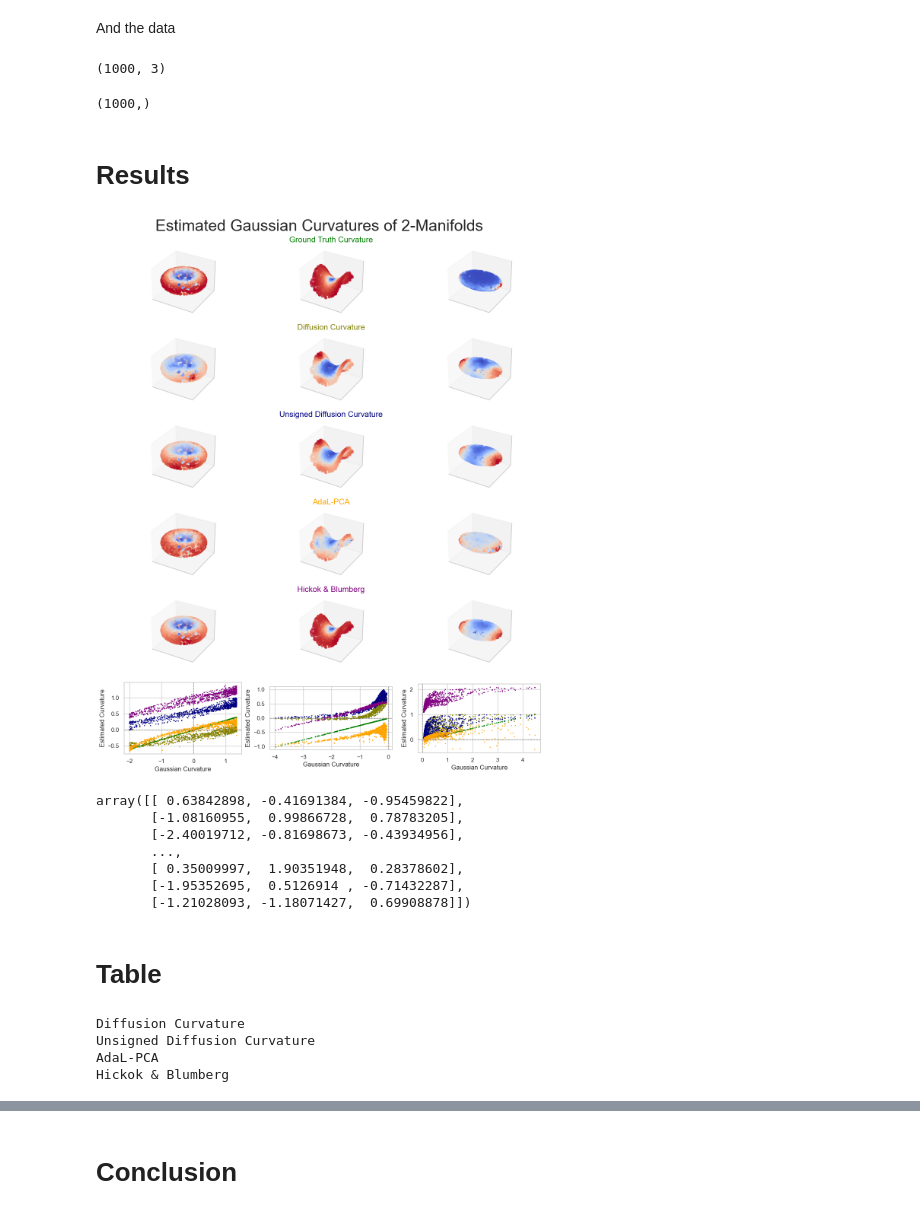
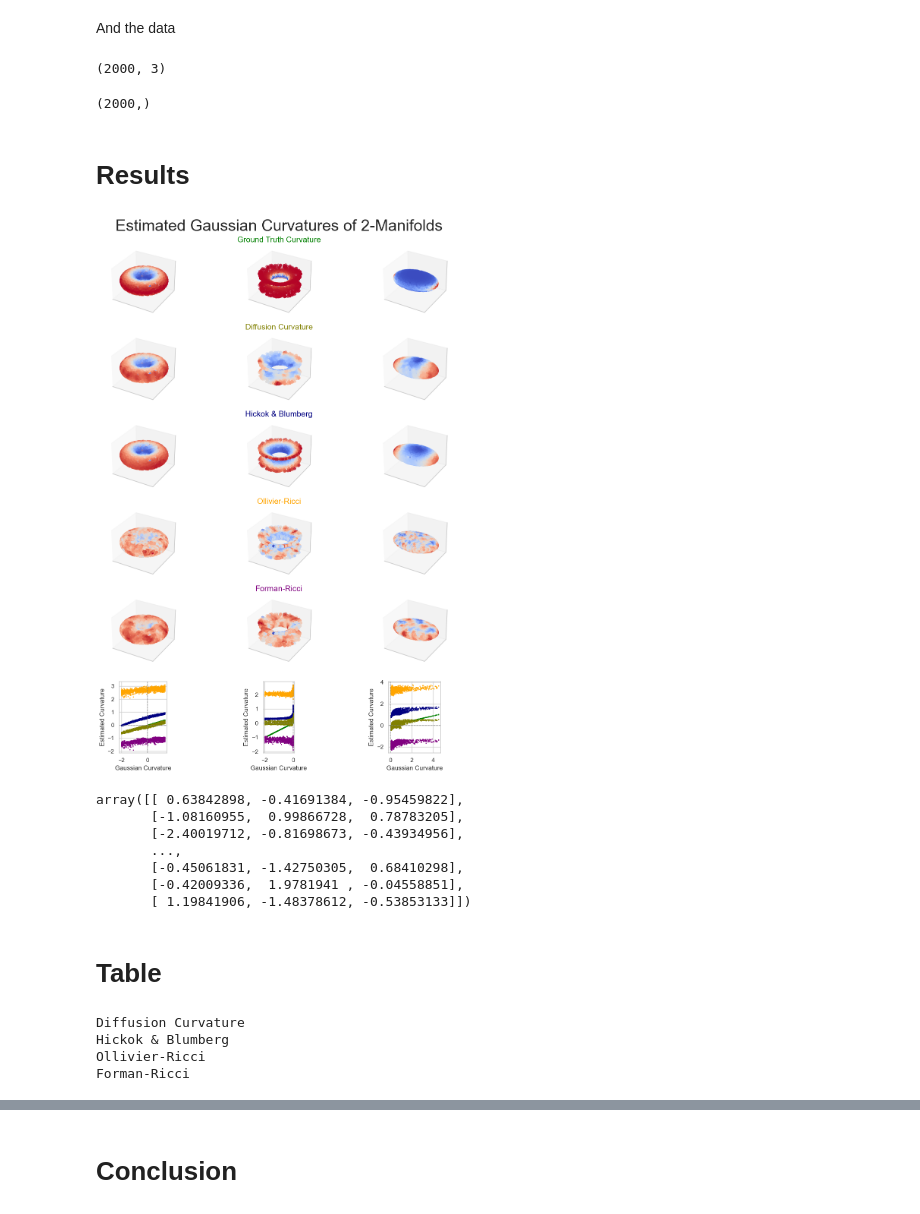
Before and after one commit to professorwug/diffusion-curvature, a Jupyter notebook: nbs/2-Toy-Manifolds-Benchmark.ipynb, the cells around one changed output, grey strips where cells are left out. Drawn from its saved outputs; the diff is of its cells as text; code cells hidden in the pictures.

Commit message:
Updated toy dataset comparisons
Signed-off-by: Professor Wug <dev@riddle.press>

```diff
--- a/nbs/2-Toy-Manifolds-Benchmark.ipynb
+++ b/nbs/2-Toy-Manifolds-Benchmark.ipynb
@@ -64,24 +64,26 @@ The comparison consists of two parts:
 Load up the results:
 # %%
 curvatures = {
-    'Ground Truth Curvature' : np.load("../results/toy_datasets_ground_truth_curvatures_1000.npz"),
+    'Ground Truth Curvature' : np.load("../results/toy_datasets_ground_truth_curvatures_2000.npz"),
     'Diffusion Curvature' : np.load("../results/toy_dataset_diffusion_curvature.npz"),
-    'Unsigned Diffusion Curvature' : np.load("../results/toy_dataset_neurips_laziness_no_comparison.npz"),
+    # 'Unsigned Diffusion Curvature' : np.load("../results/toy_dataset_neurips_laziness_no_comparison.npz"),
     # 'AdaL-PCA' : np.load("../results/toy_dataset_toy_datasets_principal_curvature_heuristic.npz"),
-    'AdaL-PCA' : np.load("../results/toy_dataset_toy_datasets_principal_curvature_heuristic_filtered.npz"), # outlier points filtered out
+    # 'AdaL-PCA' : np.load("../results/toy_dataset_toy_datasets_principal_curvature_heuristic_filtered.npz"), # outlier points filtered out
     # 'AdaL-PCA' : np.load("../results/toy_dataset_toy_datasets_principal_curvature_no_heuristic_08_15.npz"),
     'Hickok & Blumberg' : np.load("../results/toy_dataset_toy_datasets_hickock_curvature_r3.14.npz"),
+    'Ollivier-Ricci' : np.load("../results/toy_dataset_toy_datasets_ollivier_curvature_a0.5.npz"),
+    'Forman-Ricci' : np.load("../results/toy_dataset_toy_datasets_forman_curvature.npz"),
 }
 scaled_curvatures = dict(curvatures)
 # %% [markdown]
 And the data
 # %%
-Xs = np.load("../results/toy_data_saved_1000.npz")
-Ks = np.load("../results/toy_datasets_ground_truth_curvatures_1000.npz")
+Xs = np.load("../results/toy_data_saved_2000.npz")
+Ks = np.load("../results/toy_datasets_ground_truth_curvatures_2000.npz")
 # %%
 Xs['Ellipsoid'].shape
 # %% [output]
-(1000, 3)
+(2000, 3)
 # %%
 # # Establish Datasets
 # n_points = 2000
@@ -102,9 +104,9 @@ Xs['Ellipsoid'].shape
 #     Xs[f'Ellipsoid noise = {noise_scale}'], Ks[f'Ellipsoid noise = {noise_scale}'] = ellipsoid(n_points, seed=19323, noise = noise_scale)
 #     Xs[f'hyperboloid noise = {noise_scale}'], Ks[f'hyperboloid noise = {noise_scale}'] = hyperboloid(n_points, seed=19323, noise = noise_scale)
 # %%
-curvatures['Hickok & Blumberg']['Torus'].shape
+curvatures['Diffusion Curvature']['Torus'].shape
 # %% [output]
-(1000,)
+(2000,)
 # %% [markdown]
 # Results
 # %%
@@ -120,7 +122,7 @@ import numpy as np
 
 # Assuming Xs, labels, ground_truth_labels, and key_names are defined
 # For example:
-key_names = ['Torus', 'Saddle', 'Ellipsoid']
+key_names = ['Torus', 'Hyperboloid', 'Ellipsoid']
 labels = curvatures
 ground_truth_labels = Ks
 
@@ -157,34 +159,34 @@ for i, key in enumerate(key_names):
         scaled_labels = scaled_labels / (max(scaled_labels) - min(scaled_labels))
         scatter3d = axs[j, i].scatter(Xs[key][:, 0], Xs[key][:, 1], Xs[key][:, 2], c=scaled_labels, cmap = 'coolwarm')
         if i == 1:
             axs[j, i].set_title(f'{method_name}',fontsize=15, c = method_colors[j])
 
     # Scatter plot for the second row, colored by labels
     # axs[j+1, i].remove()
     # axs[j+1, i] = fig.add_subplot(fig_shape[0], fig_shape[1], i+4)
     for k, method_name in enumerate(ordered_keys):
         # min max scaling
         scaled_labels = labels[method_name][key]
         scaled_labels = scaled_labels / (max(scaled_labels) - min(scaled_labels))
         scatter2d = axs[j+1, i].scatter(ground_truth_labels[key], scaled_labels, c = method_colors[k], s = 1)
         axs[j+1,i].set_aspect('equal')
     # axs[1, i].set_title(f'')
     axs[j+1, i].set_xlabel('Gaussian Curvature')
     axs[j+1, i].set_ylabel('Estimated Curvature')
 
 
     # Highlight the origin lines in 2D scatter plots
     axs[j+1, i].axhline(0, color='gray', linewidth=1, linestyle='--')
     axs[j+1, i].axvline(0, color='gray', linewidth=1, linestyle='--')
 
     # # Add colorbar for each subplot
     # fig.colorbar(scatter3d, ax=axs[0, i], fraction=0.046, pad=0.04)
     # fig.colorbar(scatter2d, ax=axs[1, i], fraction=0.046, pad=0.04)
 plt.suptitle("Estimated Gaussian Curvatures of 2-Manifolds", fontsize=30)
 plt.tight_layout()
 plt.show()
 # %% [output]
-[figure, old version]
+[figure, new version]
 # %%
 Xs['Ellipsoid']
 # %% [output]
@@ -192,9 +194,9 @@ array([[ 0.63842898, -0.41691384, -0.95459822],
        [-1.08160955,  0.99866728,  0.78783205],
        [-2.40019712, -0.81698673, -0.43934956],
        ...,
-       [ 0.35009997,  1.90351948,  0.28378602],
-       [-1.95352695,  0.5126914 , -0.71432287],
-       [-1.21028093, -1.18071427,  0.69908878]])
+       [-0.45061831, -1.42750305,  0.68410298],
+       [-0.42009336,  1.9781941 , -0.04558851],
+       [ 1.19841906, -1.48378612, -0.53853133]])
 # %% [markdown]
 # Table
 # %%
@@ -221,29 +229,35 @@ def pearson_correlation_between(labels, method, dataset):
 # %%
 noise_scales = [0.05, 0.1, 0.15, 0.2, 0.25]
-dataset_names = ['Torus'] + [f'Torus noise = {x}' for x in noise_scales] + ['Saddle'] + [f'Saddle noise = {x}' for x in noise_scales] + ['Ellipsoid'] + [f'Ellipsoid noise = {x}' for x in noise_scales]
+dataset_names = ['Torus'] + [f'Torus noise = {x}' for x in noise_scales] + ['Hyperboloid'] + [f'Hyperboloid noise = {x}' for x in noise_scales] + ['Ellipsoid'] + [f'Ellipsoid noise = {x}' for x in noise_scales]
 
+# metrics_collected = {
+#         'RMSE':{}, 'ED':{}, 'PCC':{}
+#     }
 metrics_collected = {
-        'RMSE':{}, 'ED':{}, 'PCC':{}
+    'Pearson Correlation':{}, 'Sign Accuracy':{},
     }
+
 
 for method in labels.keys():
     if method == 'Ground Truth Curvature':
         pass
     else:
         print(method)
-        metrics_collected['RMSE'][method] = {}
-        metrics_collected['ED'][method] = {}
-        metrics_collected['PCC'][method] = {}
+        # metrics_collected['RMSE'][method] = {}
+        # metrics_collected['ED'][method] = {}
+        metrics_collected['Pearson Correlation'][method] = {}
+        metrics_collected['Sign Accuracy'][method] = {}
 
         for dname in dataset_names:
             try:
-                metrics_collected['RMSE'][method][dname] = root_mse_between(curvatures, method, dname)
-                metrics_collected['ED'][method][dname] = energy_between(curvatures, method, dname)
-                metrics_collected['PCC'][method][dname] = pearson_correlation_between(curvatures, method, dname)
+                # metrics_collected['RMSE'][method][dname] = root_mse_between(curvatures, method, dname)
+                # metrics_collected['ED'][method][dname] = energy_between(curvatures, method, dname)
+                metrics_collected['Pearson Correlation'][method][dname] = pearson_correlation_between(curvatures, method, dname)
+                metrics_collected['Sign Accuracy'][method][dname] = sign_accuracy_between(curvatures, method, dname)
             except KeyError:
                 pass
 # %% [output]
 Diffusion Curvature
-Unsigned Diffusion Curvature
-AdaL-PCA
 Hickok & Blumberg
+Ollivier-Ricci
+Forman-Ricci
```
Also changed, not shown: parts of 14 cells of this notebook, 21 other files.
